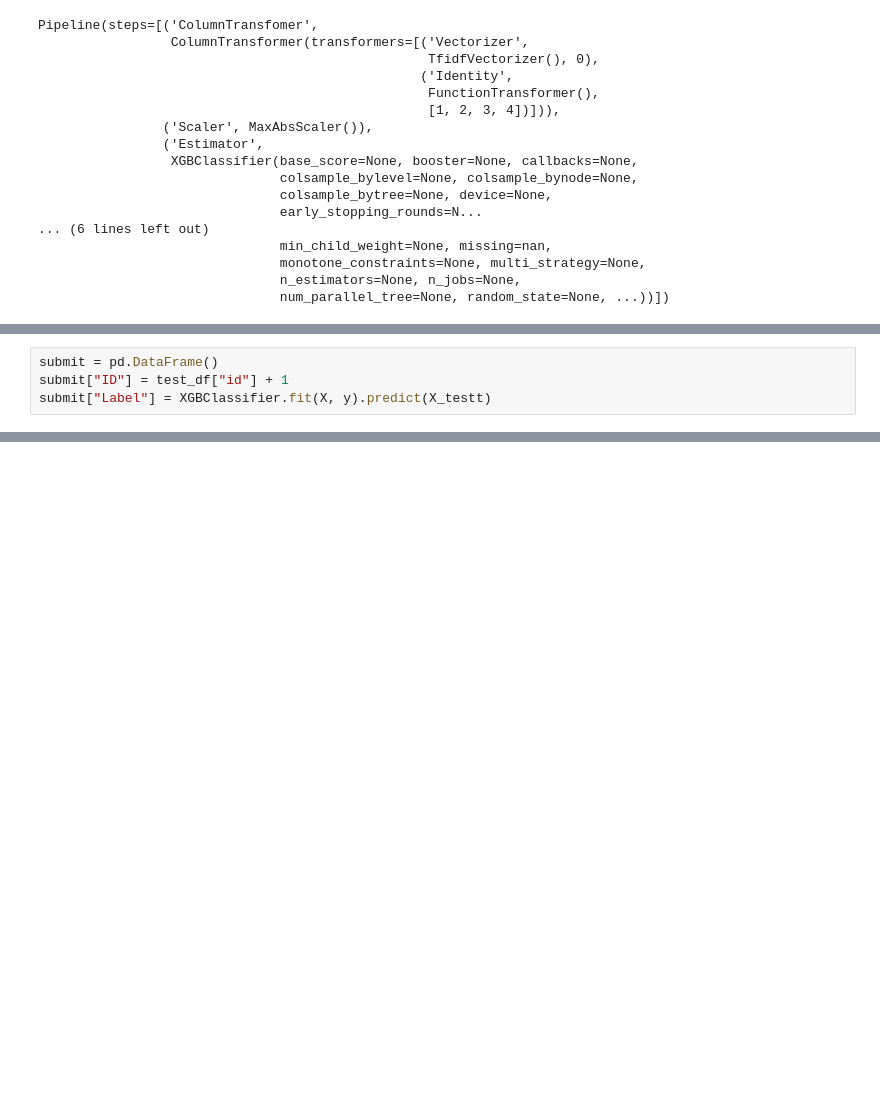
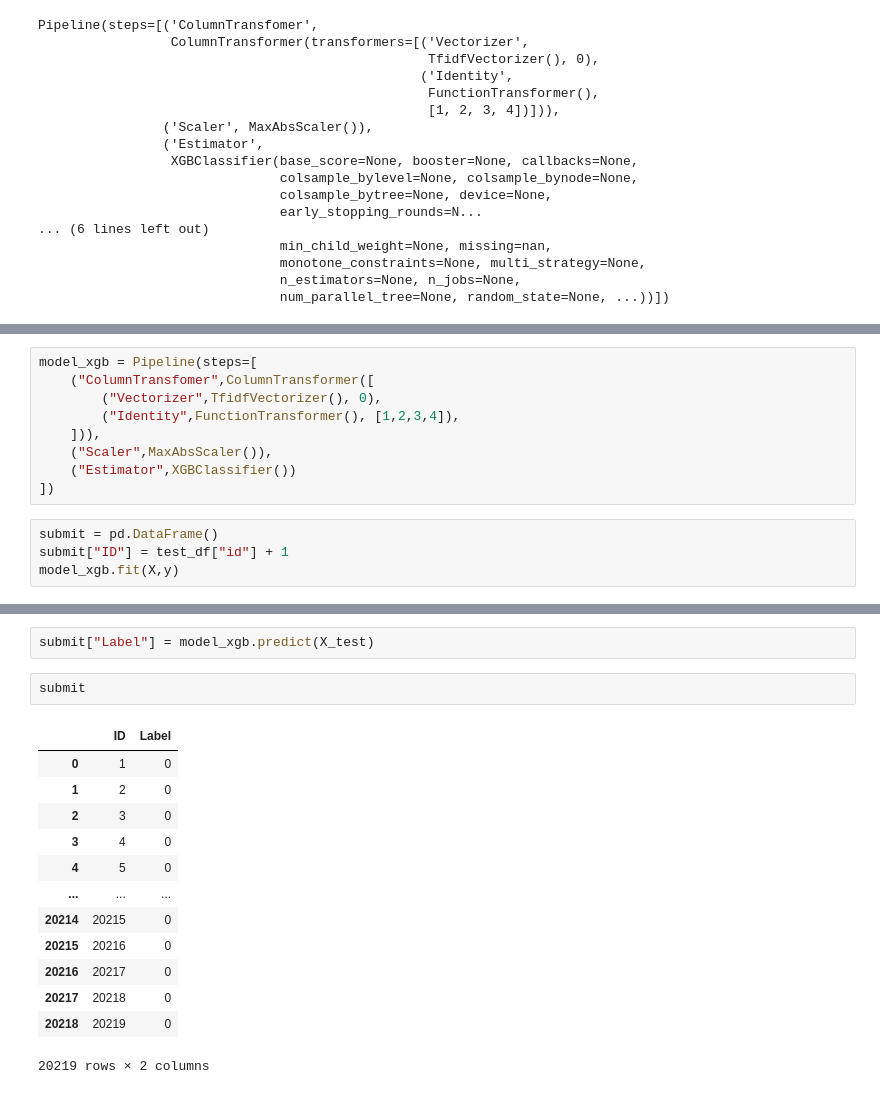
Before and after one commit to SYK3S999/DataHack, a Jupyter notebook: Collective Opinion Spam Detection Challenge/notebook.ipynb, the cells around one changed output, grey strips where cells are left out. Drawn from its saved outputs; the diff is of its cells as text; blank space fills up the shorter version.

```diff
--- a/Collective Opinion Spam Detection Challenge/notebook.ipynb
+++ b/Collective Opinion Spam Detection Challenge/notebook.ipynb
@@ -426,5 +386,14 @@ X_testt
+# %%
+model_xgb = Pipeline(steps=[
+    ("ColumnTransfomer",ColumnTransformer([
+        ("Vectorizer",TfidfVectorizer(), 0),
+        ("Identity",FunctionTransformer(), [1,2,3,4]),
+    ])),
+    ("Scaler",MaxAbsScaler()),
+    ("Estimator",XGBClassifier())
+])
 # %%
 submit = pd.DataFrame()
 submit["ID"] = test_df["id"] + 1
-submit["Label"] = XGBClassifier.fit(X, y).predict(X_testt)
+model_xgb.fit(X,y)
 # %% [output]
@@ -431,0 +417,18 @@ TypeError: XGBClassifier.fit() missing 1 required positional argument: 'y'
+# %%
+submit["Label"] = model_xgb.predict(X_test)
+# %%
+submit
+# %% [output]
+|  | ID | Label |
+| 0 | 1 | 0 |
+| 1 | 2 | 0 |
+| 2 | 3 | 0 |
+| 3 | 4 | 0 |
+| 4 | 5 | 0 |
+| ... | ... | ... |
+| 20214 | 20215 | 0 |
+| 20215 | 20216 | 0 |
+| 20216 | 20217 | 0 |
+| 20217 | 20218 | 0 |
+| 20218 | 20219 | 0 |
+20219 rows × 2 columns
```
Also changed, not shown: parts of 32 cells of this notebook, 1 other file.
